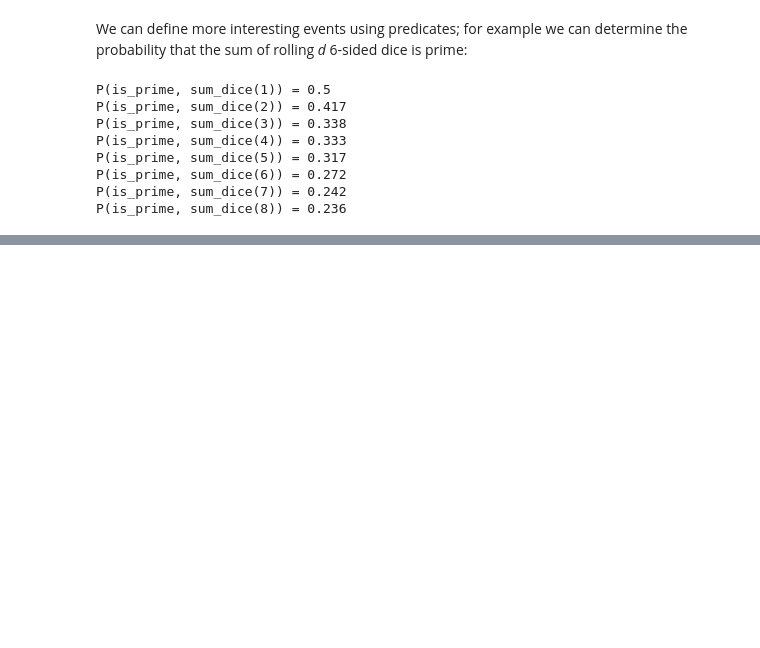
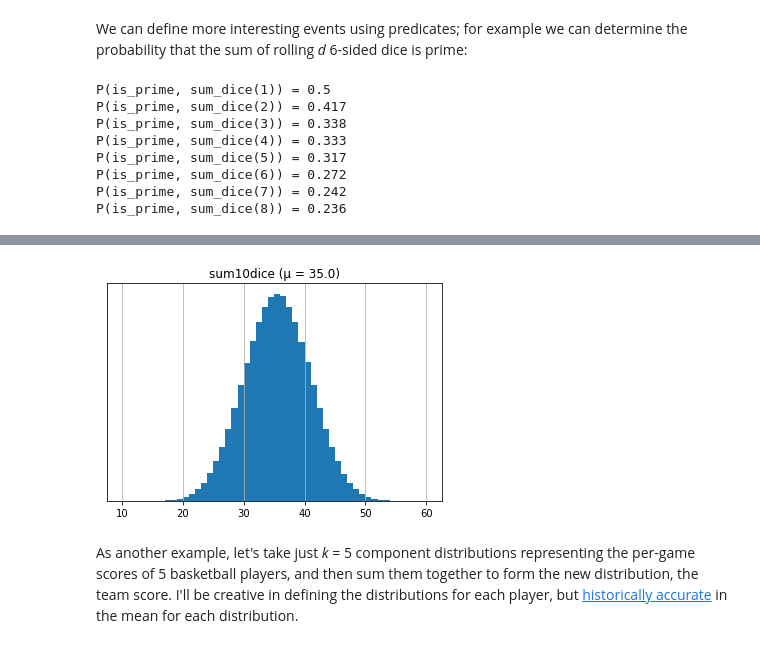
Before and after one commit to zoid-anurag/Maths-for-Machine-Learning, a Jupyter notebook: PROBABILITY TUTORIAL WITH PYTHON.ipynb, the cells around one changed output, grey strips where cells are left out. Drawn from its saved outputs; the diff is of its cells as text; code cells hidden in the pictures; blank space fills up the shorter version.

Commit message:
More probaility examples- continued- 7 sept

```diff
--- a/PROBABILITY TUTORIAL WITH PYTHON.ipynb
+++ b/PROBABILITY TUTORIAL WITH PYTHON.ipynb
@@ -388,0 +846,8 @@ P(is_prime, sum_dice(8)) = 0.236
+# %%
+def sum10dice(): return sum(random.randint(1, 6) for _ in range(10))
+
+repeated_hist(sum10dice, bins=range(10, 61))
+# %% [output]
+[figure, added]
+# %% [markdown]
+As another example, let's take just *k* = 5 component distributions representing the per-game scores of 5 basketball players, and then sum them together to form the new distribution, the team score. I'll be creative in defining the distributions for each player, but [historically accurate](https://www.basketball-reference.com/teams/GSW/2016.html) in the mean for each distribution.
```
Also changed, not shown: parts of 86 cells of this notebook.
